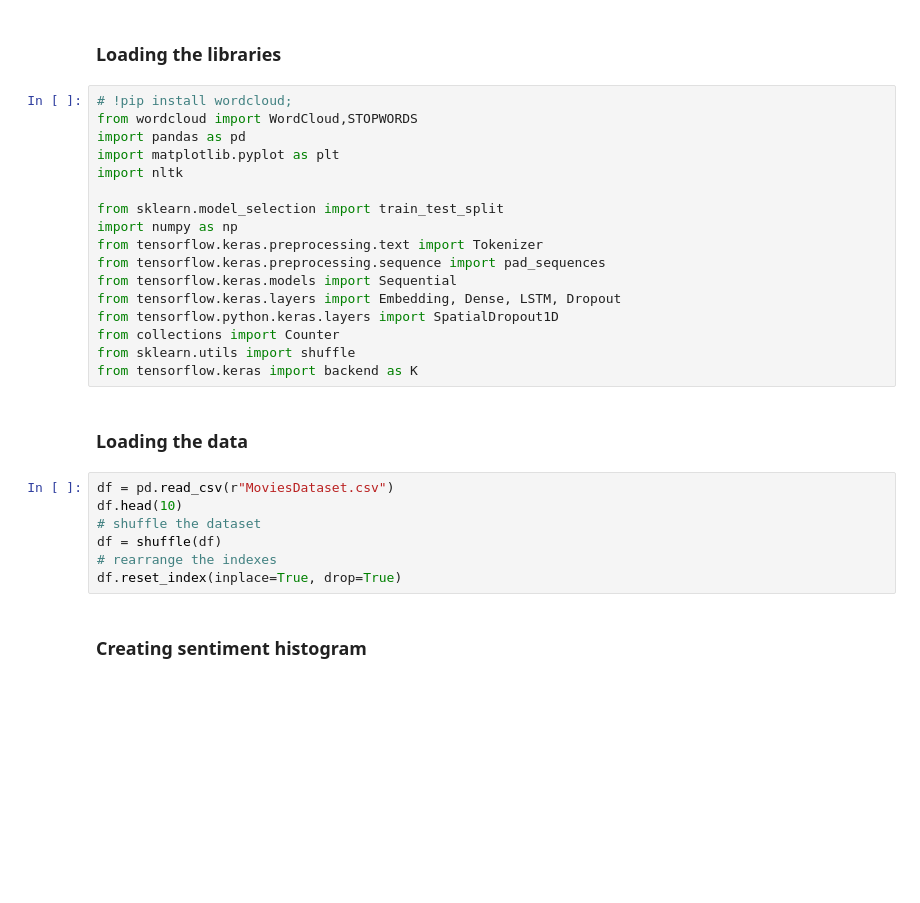
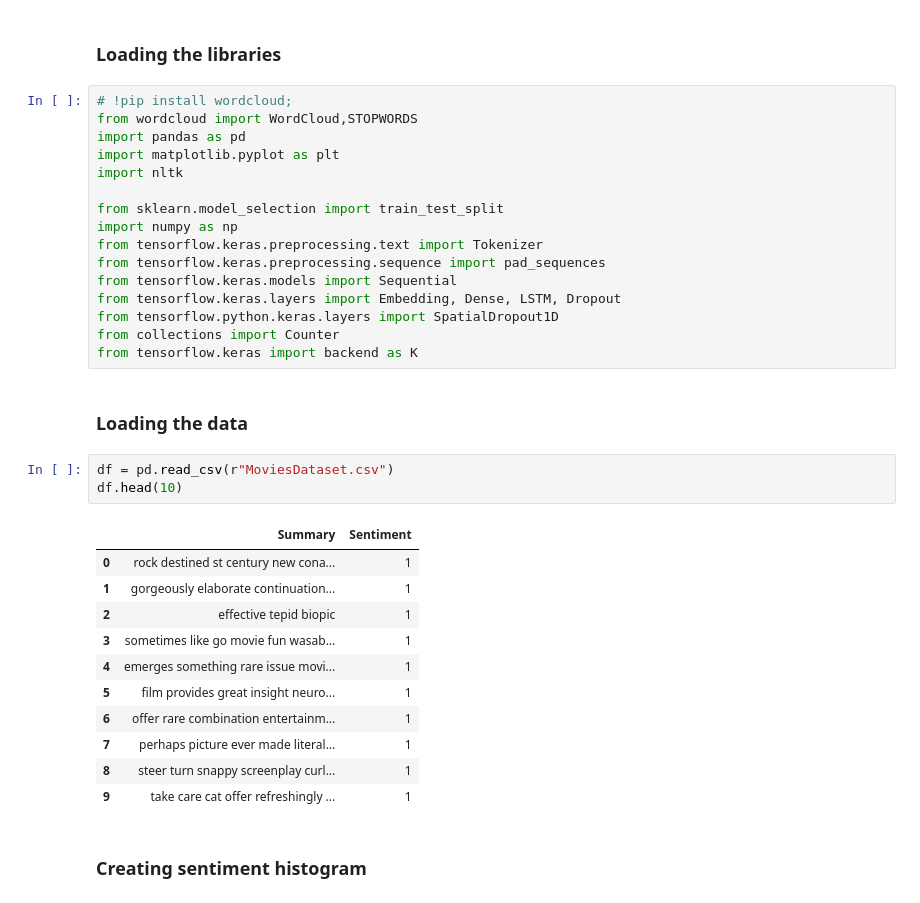
Before and after one commit to AndreasKaratzas/sentiment_classification, a Jupyter notebook: keras/lstm.ipynb, the cells around one changed output. Cells and saved outputs as stored; diff of their text form; blank space fills up the shorter version.

```diff
--- a/keras/lstm.ipynb
+++ b/keras/lstm.ipynb
@@ -19,17 +19,24 @@ from tensorflow.keras.models import Sequential
 from tensorflow.keras.layers import Embedding, Dense, LSTM, Dropout
 from tensorflow.python.keras.layers import SpatialDropout1D
 from collections import Counter
-from sklearn.utils import shuffle
 from tensorflow.keras import backend as K
 # %% [markdown]
 ### Loading the data
 # %%
 df = pd.read_csv(r"MoviesDataset.csv")
 df.head(10)
-# shuffle the dataset
-df = shuffle(df)
-# rearrange the indexes
-df.reset_index(inplace=True, drop=True)
+# %% [output]
+|  | Summary | Sentiment |
+| 0 | rock destined st century new cona... | 1 |
+| 1 | gorgeously elaborate continuation... | 1 |
+| 2 | effective tepid biopic | 1 |
+| 3 | sometimes like go movie fun wasab... | 1 |
+| 4 | emerges something rare issue movi... | 1 |
+| 5 | film provides great insight neuro... | 1 |
+| 6 | offer rare combination entertainm... | 1 |
+| 7 | perhaps picture ever made literal... | 1 |
+| 8 | steer turn snappy screenplay curl... | 1 |
+| 9 | take care cat offer refreshingly ... | 1 |
 # %% [markdown]
 ### Creating sentiment histogram
 # %%
```
Also changed, not shown: parts of 10 cells of this notebook.
